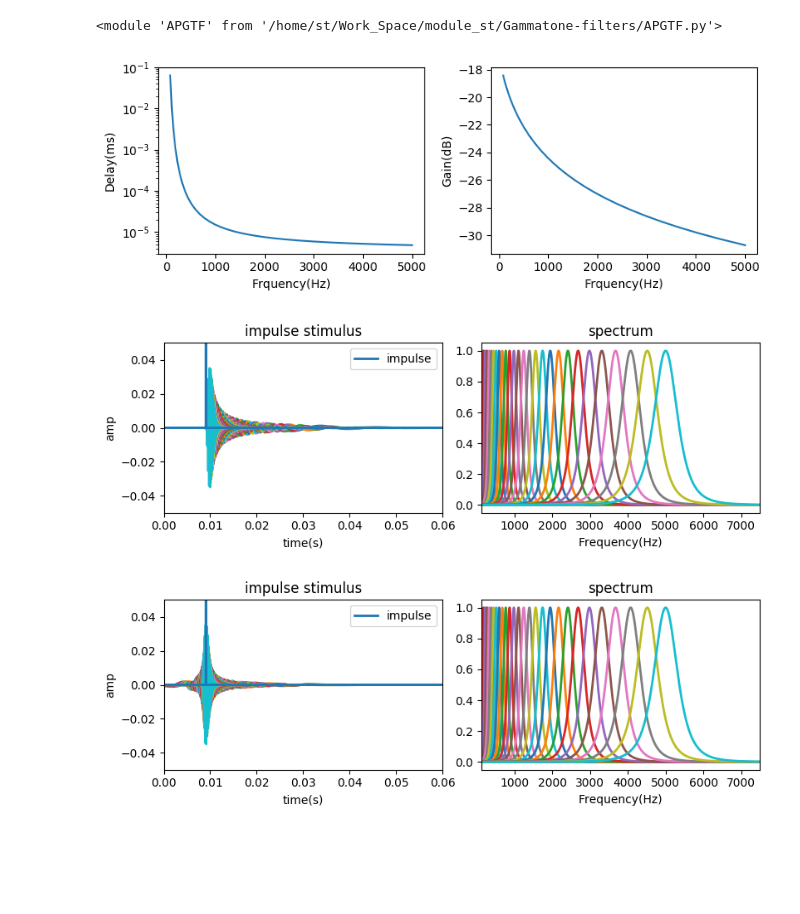
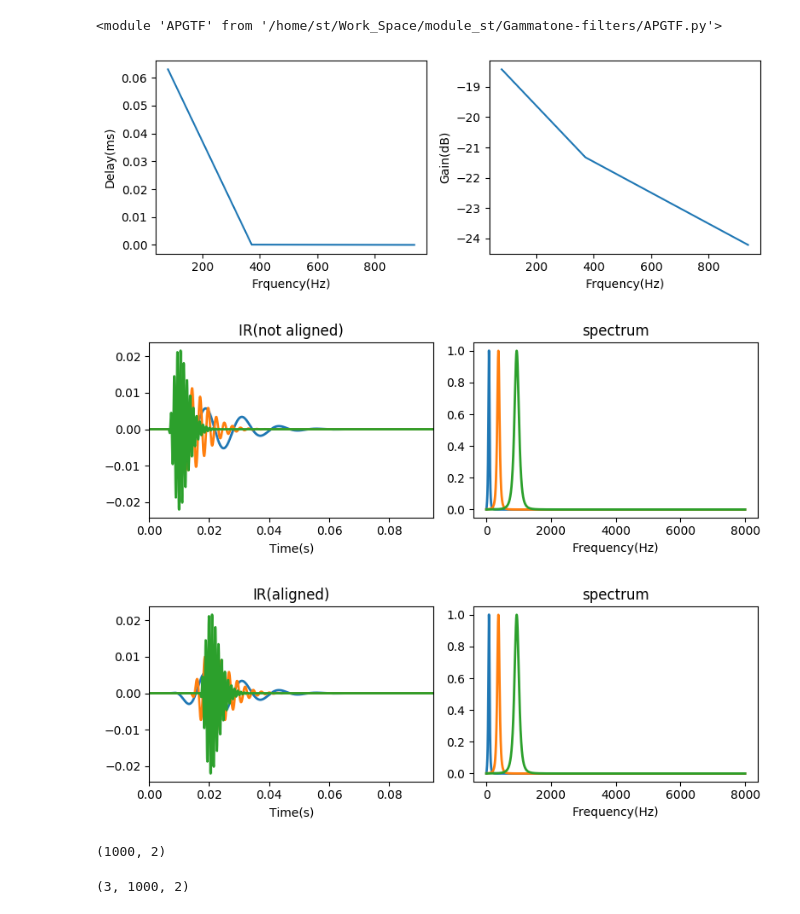
Before and after one commit to gabbalis/Gammatone-filters, a Jupyter notebook: APGTF_test.ipynb, the cells around one changed output. Cells and saved outputs as stored; diff of their text form; code cells hidden in the pictures; blank space fills up the shorter version.

```diff
--- a/APGTF_test.ipynb
+++ b/APGTF_test.ipynb
@@ -277,9 +258,9 @@ reload(APGTF)
 # %% [output]
 <module 'APGTF' from '/home/st/Work_Space/module_st/Gammatone-filters/APGTF.py'>
 # %%
-gtf = APGTF.APGTF(fs=44100,low_cf=80,high_cf=5000,N_band=30)
+gtf = APGTF.APGTF(fs=16000,low_cf=80,high_freq=1000,N_band=3)
 ir = gtf.plot_gtf()
 # %% [output]
-[figure, old version]
+[figure, new version]
-[figure, old version]
+[figure, new version]
-[figure, old version]
+[figure, new version]
@@ -285,0 +275,4 @@ ir = gtf.plot_gtf()
+# %%
+x.shape
+# %% [output]
+(1000, 2)
@@ -285,0 +281,4 @@ ir = gtf.plot_gtf()
+# %%
+x_filtered.shape
+# %% [output]
+(3, 1000, 2)
```
Also changed, not shown: parts of 9 cells of this notebook, 14 other files.
